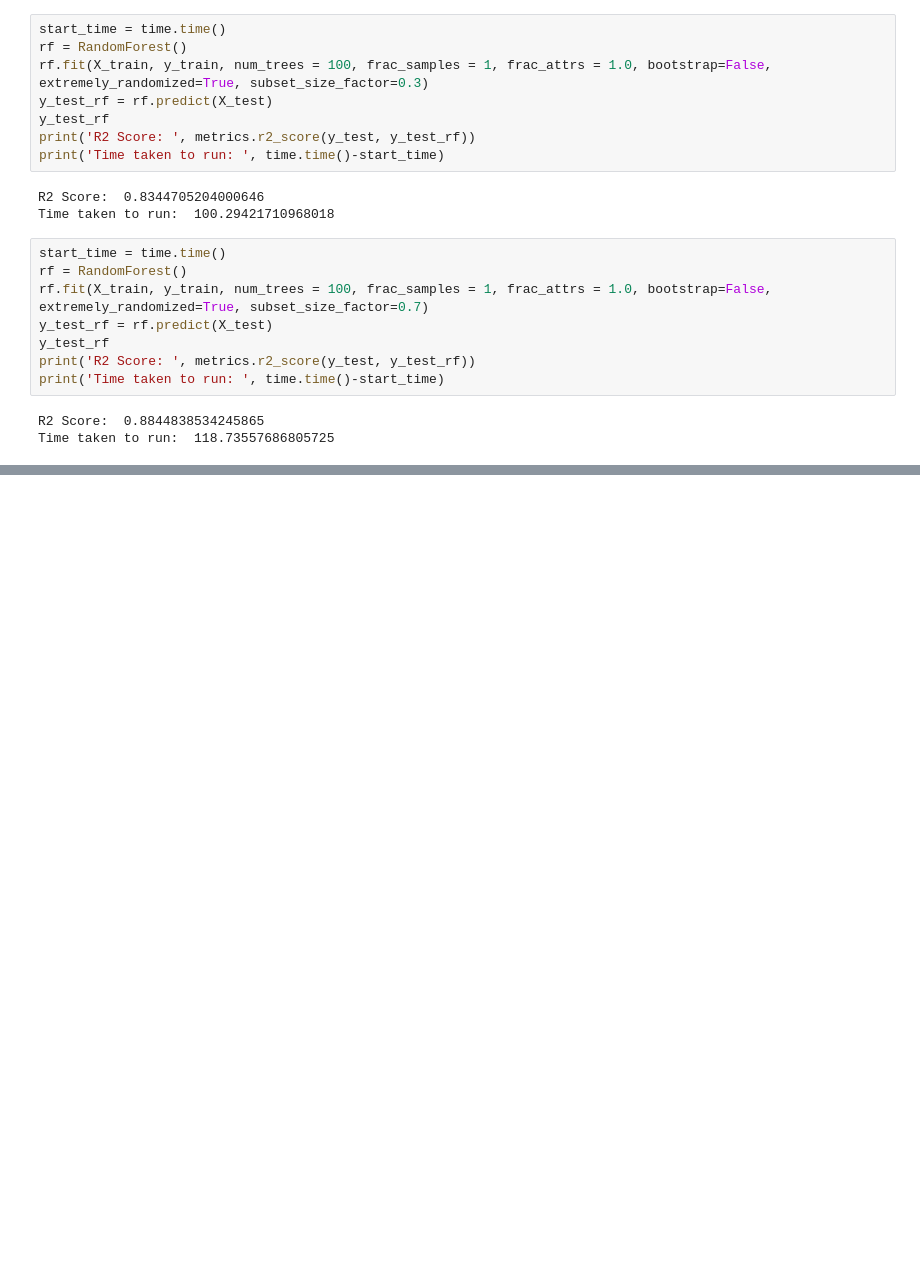
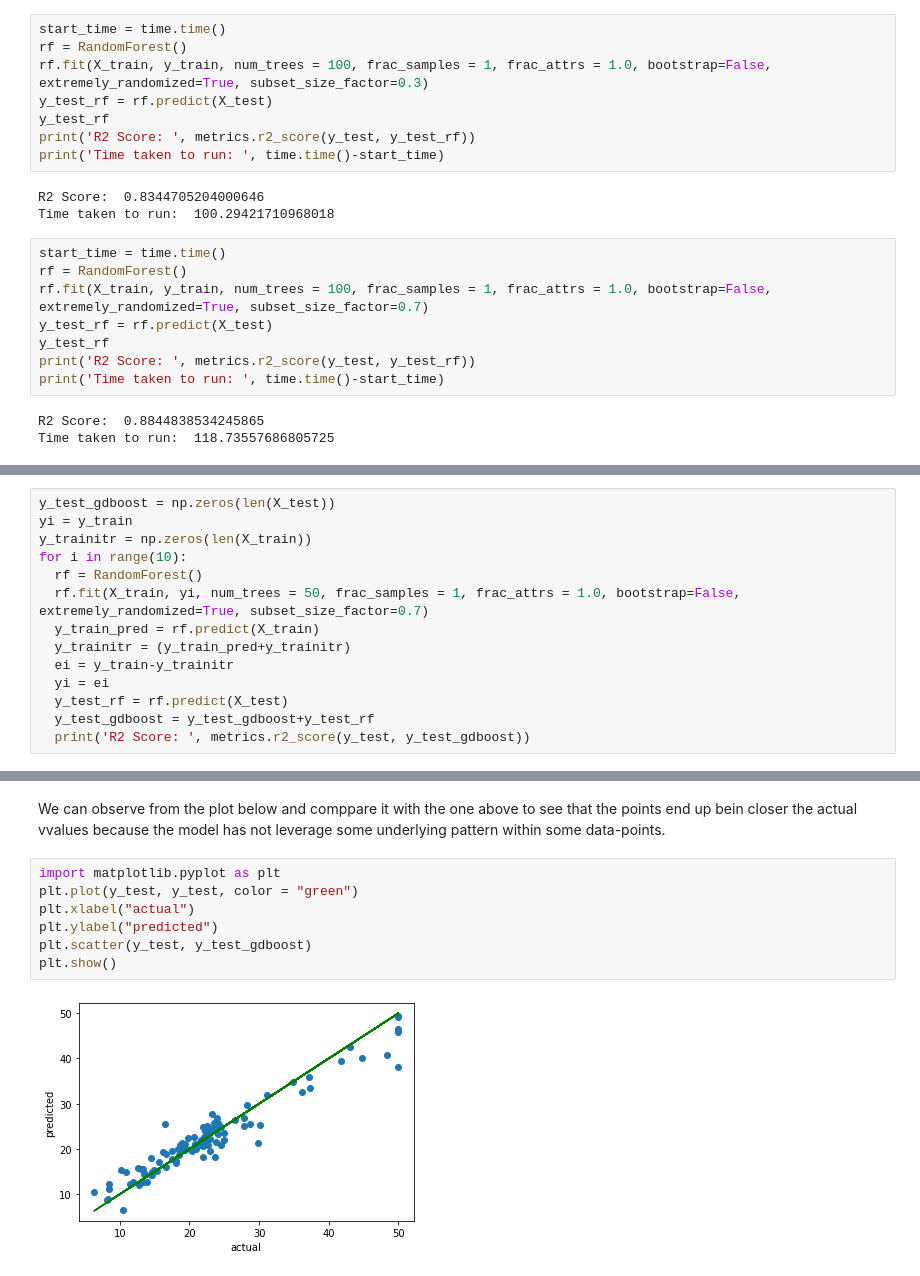
Before and after one commit to mbrc12/safd-project-2, a Jupyter notebook: ExtremeTrees/SAFD2_Xtreme_Random_Trees_and_gdboost.ipynb, the cells around one changed output, grey strips where cells are left out. Saved outputs shown, nothing was run; the diff lists cells and outputs as text; blank space fills up the shorter version.

```diff
--- a/ExtremeTrees/SAFD2_Xtreme_Random_Trees.ipynb
+++ b/ExtremeTrees/SAFD2_Xtreme_Random_Trees_and_gdboost.ipynb
@@ -578,0 +597,14 @@ We make the following observations from above experiments:
+# %%
+y_test_gdboost = np.zeros(len(X_test))
+yi = y_train
+y_trainitr = np.zeros(len(X_train))
+for i in range(10):
+  rf = RandomForest()
+  rf.fit(X_train, yi, num_trees = 50, frac_samples = 1, frac_attrs = 1.0, bootstrap=False, extremely_randomized=True, subset_size_factor=0.7)
+  y_train_pred = rf.predict(X_train)
+  y_trainitr = (y_train_pred+y_trainitr)
+  ei = y_train-y_trainitr
+  yi = ei
+  y_test_rf = rf.predict(X_test)
+  y_test_gdboost = y_test_gdboost+y_test_rf
+  print('R2 Score: ', metrics.r2_score(y_test, y_test_gdboost))
@@ -578,0 +622,11 @@ We make the following observations from above experiments:
+# %% [markdown]
+We can observe from the plot below and comppare it with the one above to see that the points end up bein closer the actual vvalues because the model has not leverage some underlying pattern within some data-points.
+# %%
+import matplotlib.pyplot as plt
+plt.plot(y_test, y_test, color = "green")
+plt.xlabel("actual")
+plt.ylabel("predicted")
+plt.scatter(y_test, y_test_gdboost)
+plt.show()
+# %% [output]
+[figure, added]
```
Also changed, not shown: parts of 13 cells of this notebook, 2 other files.
